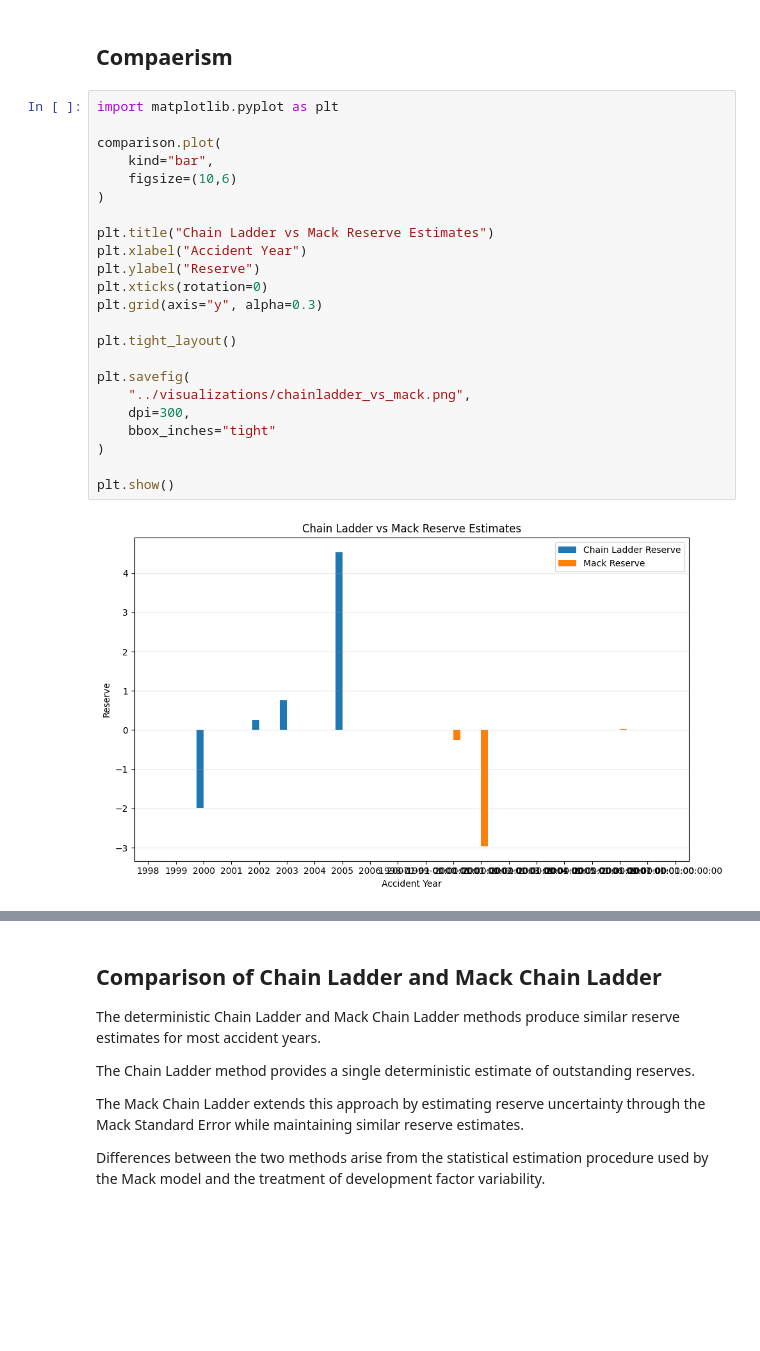
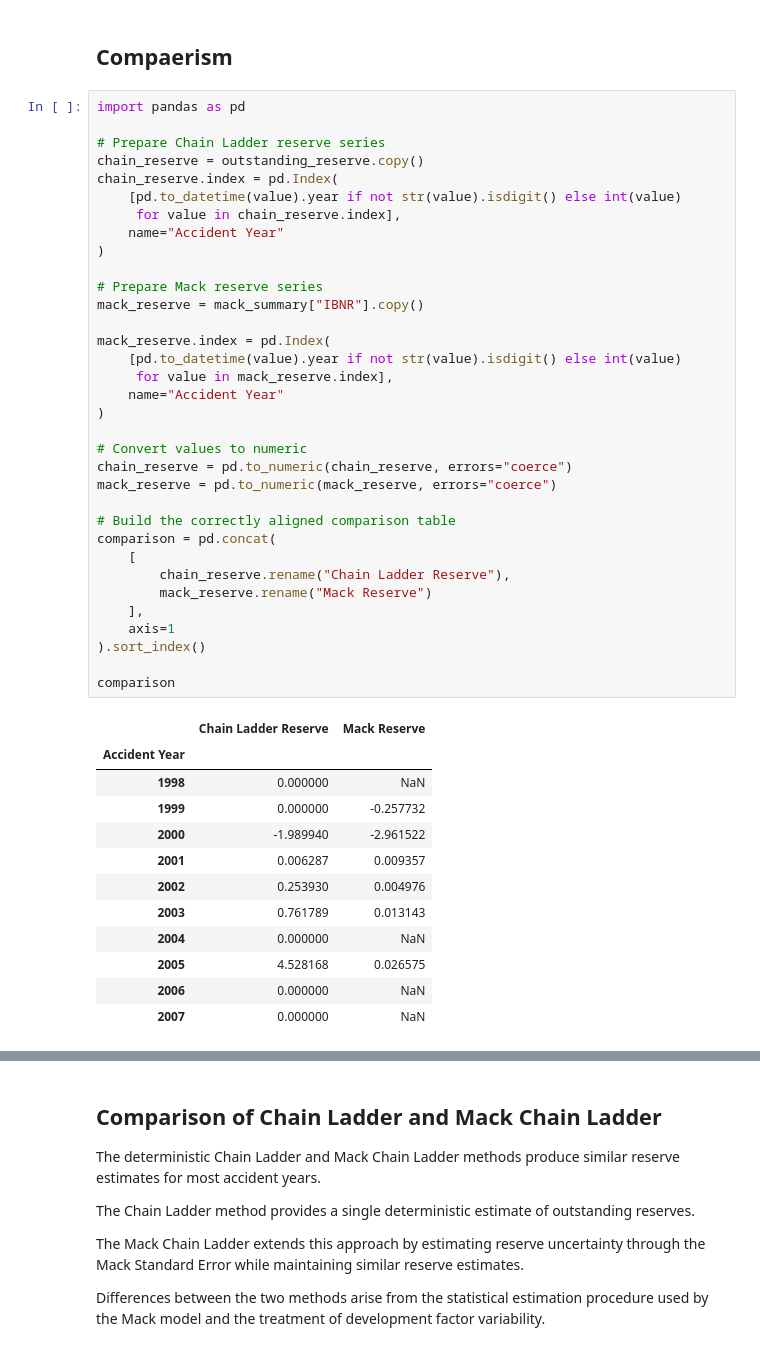
Before and after one commit to Utulu1/Actuarial-Claims-Reserving-Workflow, a Jupyter notebook: notebooks/actuarial_claims_reserving_workflow.ipynb, the cells around one changed output, grey strips where cells are left out. Saved outputs shown, nothing was run; the diff lists cells and outputs as text; blank space fills up the shorter version.

```diff
--- a/notebooks/actuarial_claims_reserving_workflow.ipynb
+++ b/notebooks/actuarial_claims_reserving_workflow.ipynb
@@ -737,28 +737,50 @@ plt.show()
 The reserve analysis indicates that the earliest accident years are largely fully developed, resulting in little or no outstanding reserve requirement. In contrast, more recent accident years exhibit higher reserve estimates because claims are still developing. The outstanding reserve chart identifies the accident years contributing most to the insurer's remaining liability, while the comparison of latest paid losses and ultimate losses illustrates the additional claim development expected under the Chain Ladder methodology.
 # %% [markdown]
 ## Compaerism
-# %%
-import matplotlib.pyplot as plt
-
-comparison.plot(
-    kind="bar",
-    figsize=(10,6)
-)
-
-plt.title("Chain Ladder vs Mack Reserve Estimates")
-plt.xlabel("Accident Year")
-plt.ylabel("Reserve")
-plt.xticks(rotation=0)
-plt.grid(axis="y", alpha=0.3)
-
-plt.tight_layout()
-
-plt.savefig(
-    "../visualizations/chainladder_vs_mack.png",
-    dpi=300,
-    bbox_inches="tight"
-)
-
-plt.show()
-# %% [output]
-[figure, removed]
+# %%
+import pandas as pd
+
+# Prepare Chain Ladder reserve series
+chain_reserve = outstanding_reserve.copy()
+chain_reserve.index = pd.Index(
+    [pd.to_datetime(value).year if not str(value).isdigit() else int(value)
+     for value in chain_reserve.index],
+    name="Accident Year"
+)
+
+# Prepare Mack reserve series
+mack_reserve = mack_summary["IBNR"].copy()
+
+mack_reserve.index = pd.Index(
+    [pd.to_datetime(value).year if not str(value).isdigit() else int(value)
+     for value in mack_reserve.index],
+    name="Accident Year"
+)
+
+# Convert values to numeric
+chain_reserve = pd.to_numeric(chain_reserve, errors="coerce")
+mack_reserve = pd.to_numeric(mack_reserve, errors="coerce")
+
+# Build the correctly aligned comparison table
+comparison = pd.concat(
+    [
+        chain_reserve.rename("Chain Ladder Reserve"),
+        mack_reserve.rename("Mack Reserve")
+    ],
+    axis=1
+).sort_index()
+
+comparison
+# %% [output]
+|  | Chain Ladder Reserve | Mack Reserve |
+| Accident Year |  |  |
+| 1998 | 0.000000 | NaN |
+| 1999 | 0.000000 | -0.257732 |
+| 2000 | -1.989940 | -2.961522 |
+| 2001 | 0.006287 | 0.009357 |
+| 2002 | 0.253930 | 0.004976 |
+| 2003 | 0.761789 | 0.013143 |
+| 2004 | 0.000000 | NaN |
+| 2005 | 4.528168 | 0.026575 |
+| 2006 | 0.000000 | NaN |
+| 2007 | 0.000000 | NaN |
```
Also changed, not shown: parts of 1 cell of this notebook, 1 other file.
